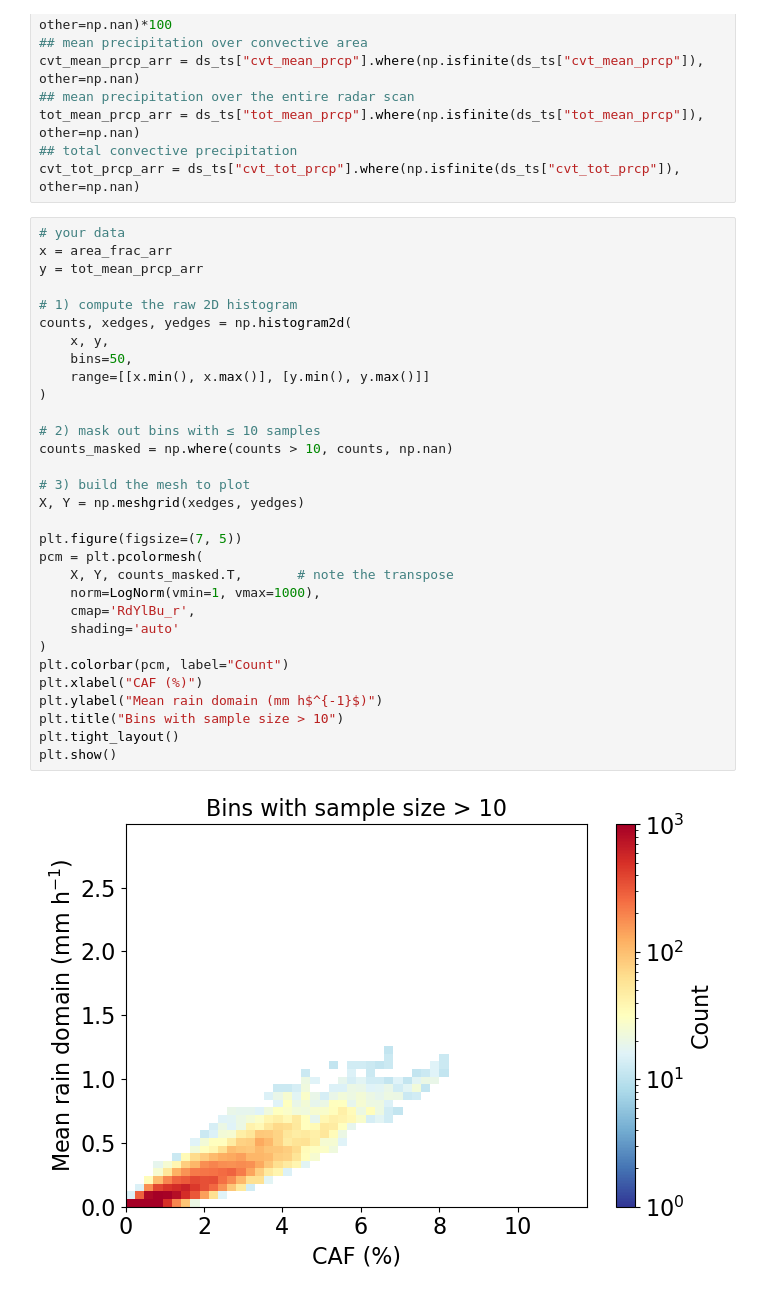
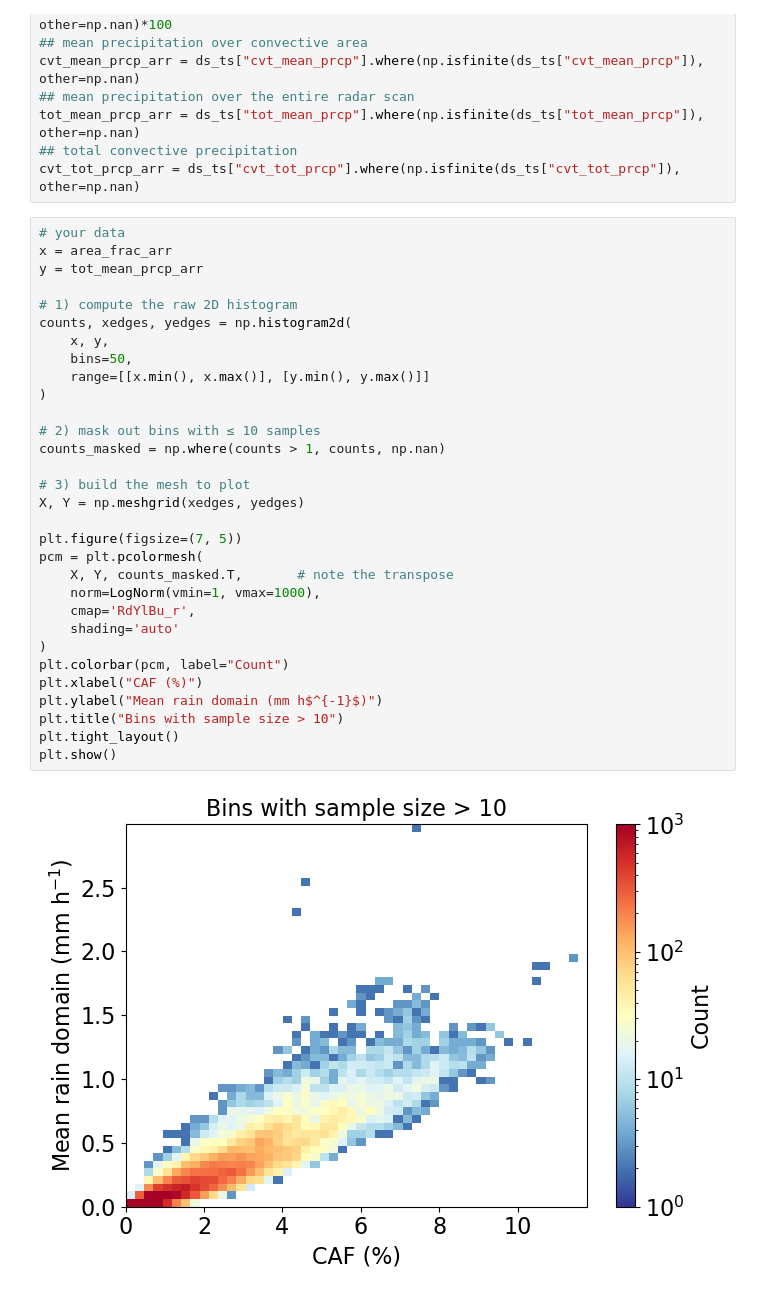
Before and after one commit to 21centuryweather/hk25-AusNode-LargeScaleP, a Jupyter notebook: Demo/Demo_figure1_steiner.ipynb, the cells around one changed output. Drawn from its saved outputs; the diff is of its cells as text.

```diff
--- a/Demo/Demo_figure1_steiner.ipynb
+++ b/Demo/Demo_figure1_steiner.ipynb
@@ -53,35 +53,35 @@ cvt_tot_prcp_arr = ds_ts["cvt_tot_prcp"].where(np.isfinite(ds_ts["cvt_tot_prcp"]
 # your data
 x = area_frac_arr
 y = tot_mean_prcp_arr
 
 # 1) compute the raw 2D histogram
 counts, xedges, yedges = np.histogram2d(
     x, y,
     bins=50,
     range=[[x.min(), x.max()], [y.min(), y.max()]]
 )
 
 # 2) mask out bins with ≤ 10 samples
-counts_masked = np.where(counts > 10, counts, np.nan)
+counts_masked = np.where(counts > 1, counts, np.nan)
 
 # 3) build the mesh to plot
 X, Y = np.meshgrid(xedges, yedges)
 
 plt.figure(figsize=(7, 5))
 pcm = plt.pcolormesh(
     X, Y, counts_masked.T,       # note the transpose
     norm=LogNorm(vmin=1, vmax=1000),
     cmap='RdYlBu_r',
     shading='auto'
 )
 plt.colorbar(pcm, label="Count")
 plt.xlabel("CAF (%)")
 plt.ylabel("Mean rain domain (mm h$^{-1}$)")
 plt.title("Bins with sample size > 10")
 plt.tight_layout()
 plt.show()
 # %% [output]
-[figure, old version]
+[figure, new version]
 # %%
 x = mean_obj_area_arr.values
 y = num_obj_arr.values
```
Also changed, not shown: parts of 3 cells of this notebook, 16 other files.
